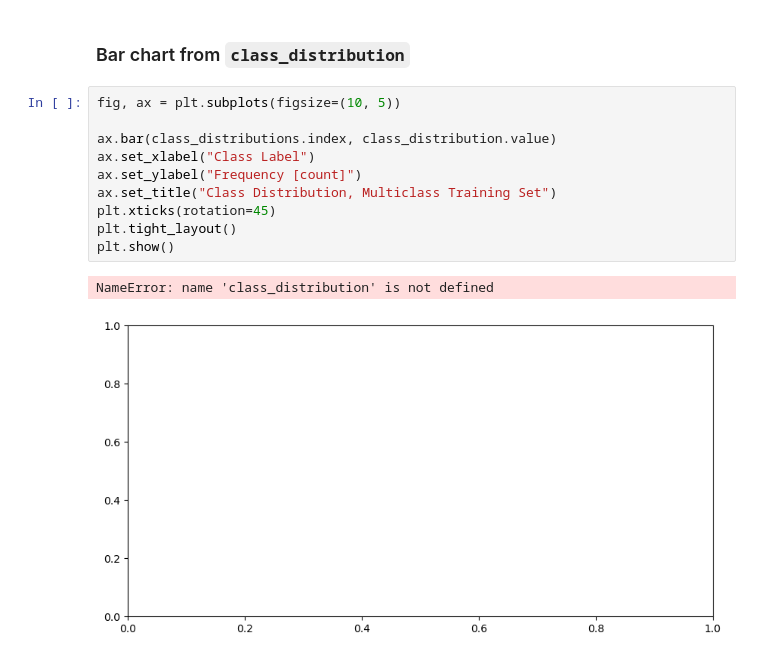
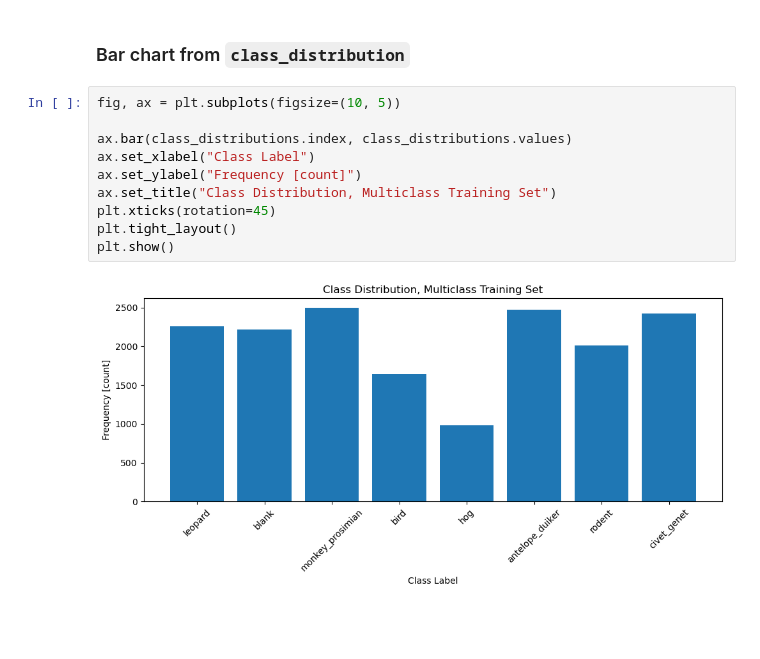
Before and after one commit to rays236/Anima, a Jupyter notebook: Working with Tensors in Pytorch.ipynb, the cells around one changed output. Saved outputs shown, nothing was run; the diff lists cells and outputs as text; blank space fills up the shorter version.

```diff
--- a/Working with Tensors in Pytorch.ipynb
+++ b/Working with Tensors in Pytorch.ipynb
@@ -207,13 +206,12 @@ dtype: int64
 # %%
 fig, ax = plt.subplots(figsize=(10, 5))
 
-ax.bar(class_distributions.index, class_distribution.value)
+ax.bar(class_distributions.index, class_distributions.values)
 ax.set_xlabel("Class Label")
 ax.set_ylabel("Frequency [count]")
 ax.set_title("Class Distribution, Multiclass Training Set")
 plt.xticks(rotation=45)
 plt.tight_layout()
 plt.show()
 # %% [output]
-NameError: name 'class_distribution' is not defined
-[figure, old version]
+[figure, new version]
```
Also changed, not shown: parts of 16 cells of this notebook, 3 other files.
